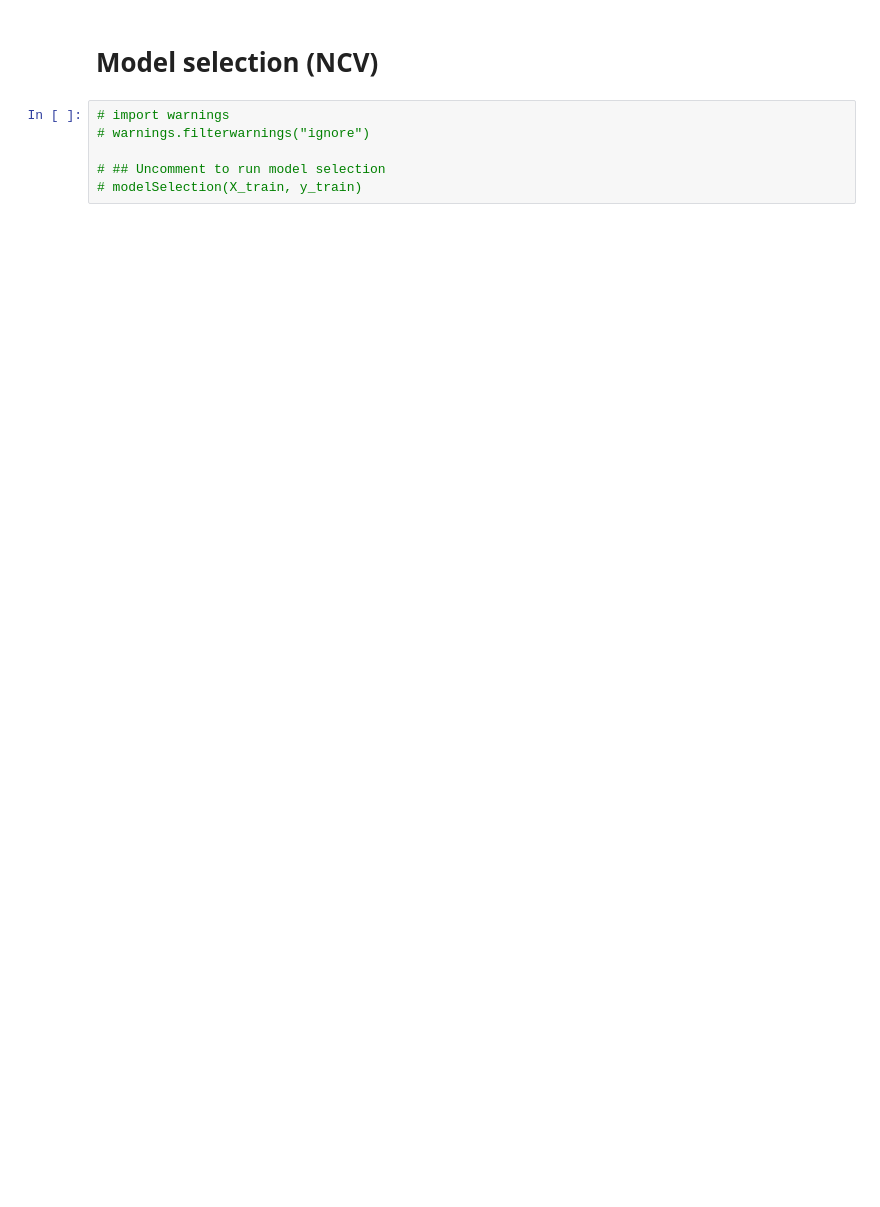
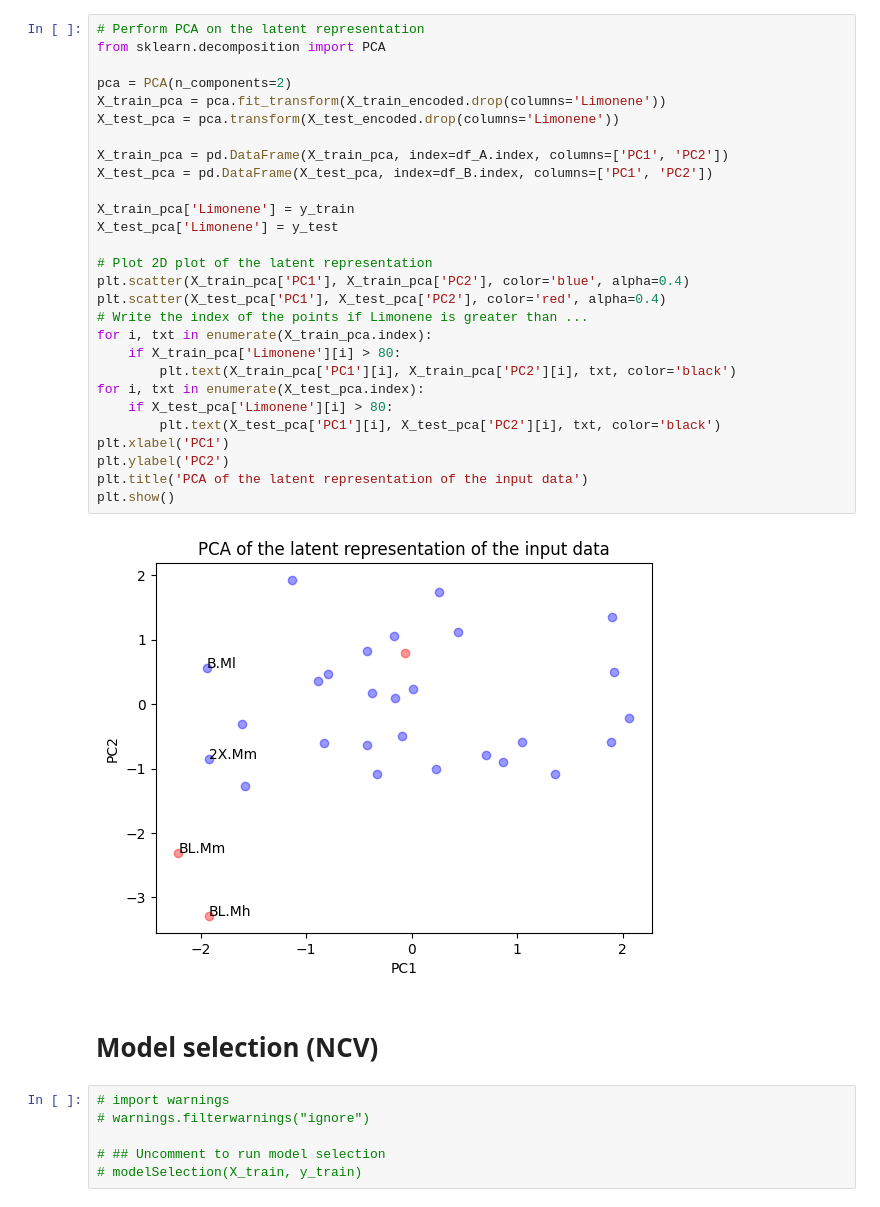
Before and after one commit to costasmexis/straindesignXAI, a Jupyter notebook: notebooks/Limonene_manual.ipynb, the cells around one changed output. Drawn from its saved outputs; the diff is of its cells as text; blank space fills up the shorter version.

```diff
--- a/notebooks/Limonene_manual.ipynb
+++ b/notebooks/Limonene_manual.ipynb
@@ -259,3 +257,33 @@ tensor([[ 0.5503, -1.1788,  1.7474],
+# %%
+# Perform PCA on the latent representation
+from sklearn.decomposition import PCA
+
+pca = PCA(n_components=2)
+X_train_pca = pca.fit_transform(X_train_encoded.drop(columns='Limonene'))
+X_test_pca = pca.transform(X_test_encoded.drop(columns='Limonene'))
+
+X_train_pca = pd.DataFrame(X_train_pca, index=df_A.index, columns=['PC1', 'PC2'])
+X_test_pca = pd.DataFrame(X_test_pca, index=df_B.index, columns=['PC1', 'PC2'])
+
+X_train_pca['Limonene'] = y_train
+X_test_pca['Limonene'] = y_test
+
+# Plot 2D plot of the latent representation
+plt.scatter(X_train_pca['PC1'], X_train_pca['PC2'], color='blue', alpha=0.4)
+plt.scatter(X_test_pca['PC1'], X_test_pca['PC2'], color='red', alpha=0.4)
+# Write the index of the points if Limonene is greater than ...
+for i, txt in enumerate(X_train_pca.index):
+    if X_train_pca['Limonene'][i] > 80:
+        plt.text(X_train_pca['PC1'][i], X_train_pca['PC2'][i], txt, color='black')
+for i, txt in enumerate(X_test_pca.index):
+    if X_test_pca['Limonene'][i] > 80:
+        plt.text(X_test_pca['PC1'][i], X_test_pca['PC2'][i], txt, color='black')
+plt.xlabel('PC1')
+plt.ylabel('PC2')
+plt.title('PCA of the latent representation of the input data')
+plt.show()
+# %% [output]
+[figure, added]
 # %% [markdown]
 # Model selection (NCV)
 # %%
```
Also changed, not shown: parts of 23 cells of this notebook.
